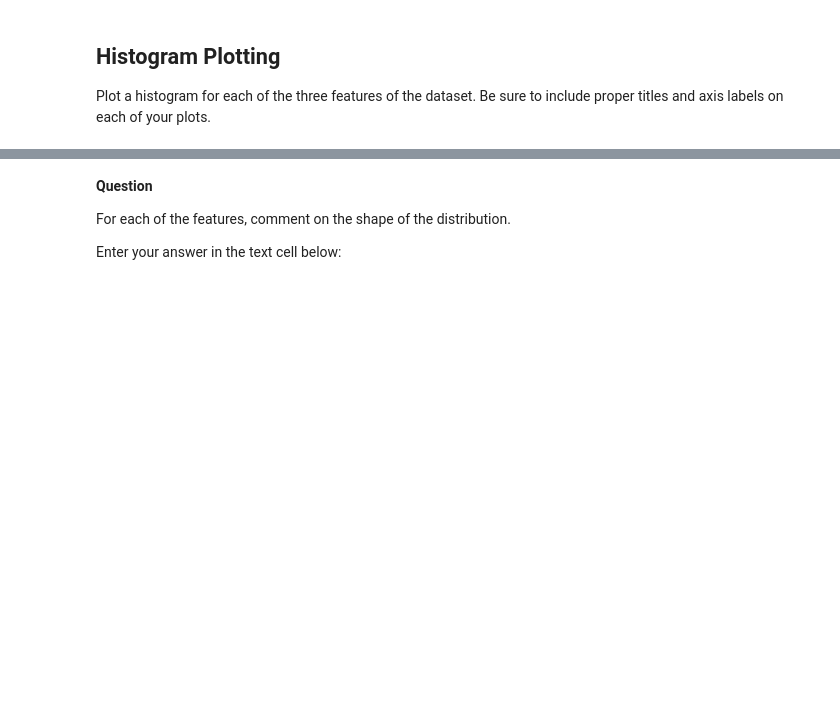
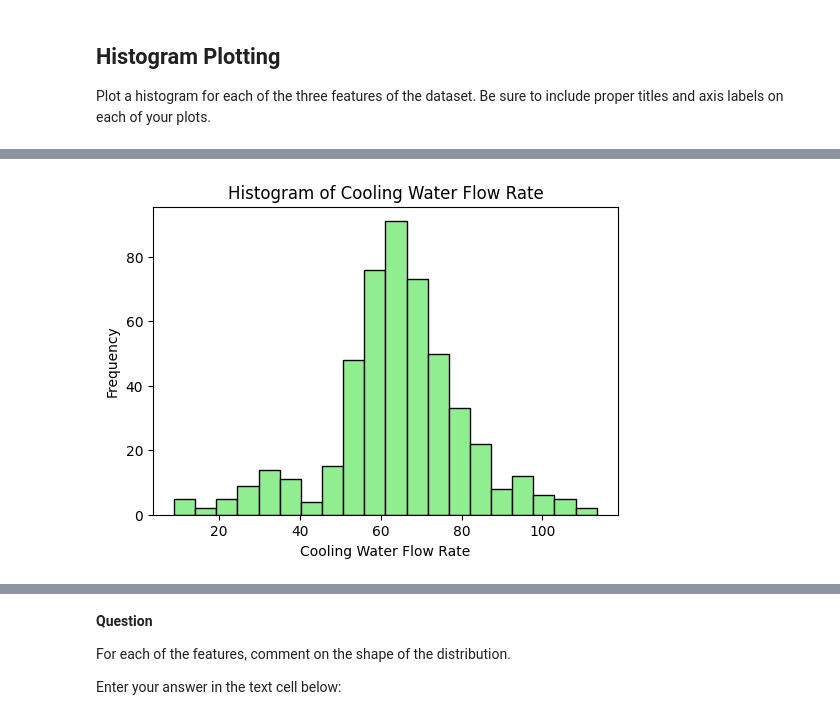
Before and after one commit to ncat-morrow/isen-project-1-statistic-soliders, a Jupyter notebook: ISEN_370_Project_1_Assignment.ipynb, the cells around one changed output, grey strips where cells are left out. Saved outputs shown, nothing was run; the diff lists cells and outputs as text; code cells hidden in the pictures; blank space fills up the shorter version.

```diff
--- a/ISEN_370_Project_1_Assignment.ipynb
+++ b/ISEN_370_Project_1_Assignment.ipynb
@@ -52,0 +88,9 @@ Plot a histogram for each of the three features of the dataset. Be sure to inclu
+# %%
+plt.figure(figsize=(6,4))
+plt.hist(data['Cooling Water Flow Rate'], bins=20, color='lightgreen', edgecolor='black')
+plt.title('Histogram of Cooling Water Flow Rate')
+plt.xlabel('Cooling Water Flow Rate')
+plt.ylabel('Frequency')
+plt.show()
+# %% [output]
+[figure, added]
```
Also changed, not shown: parts of 8 cells of this notebook.
